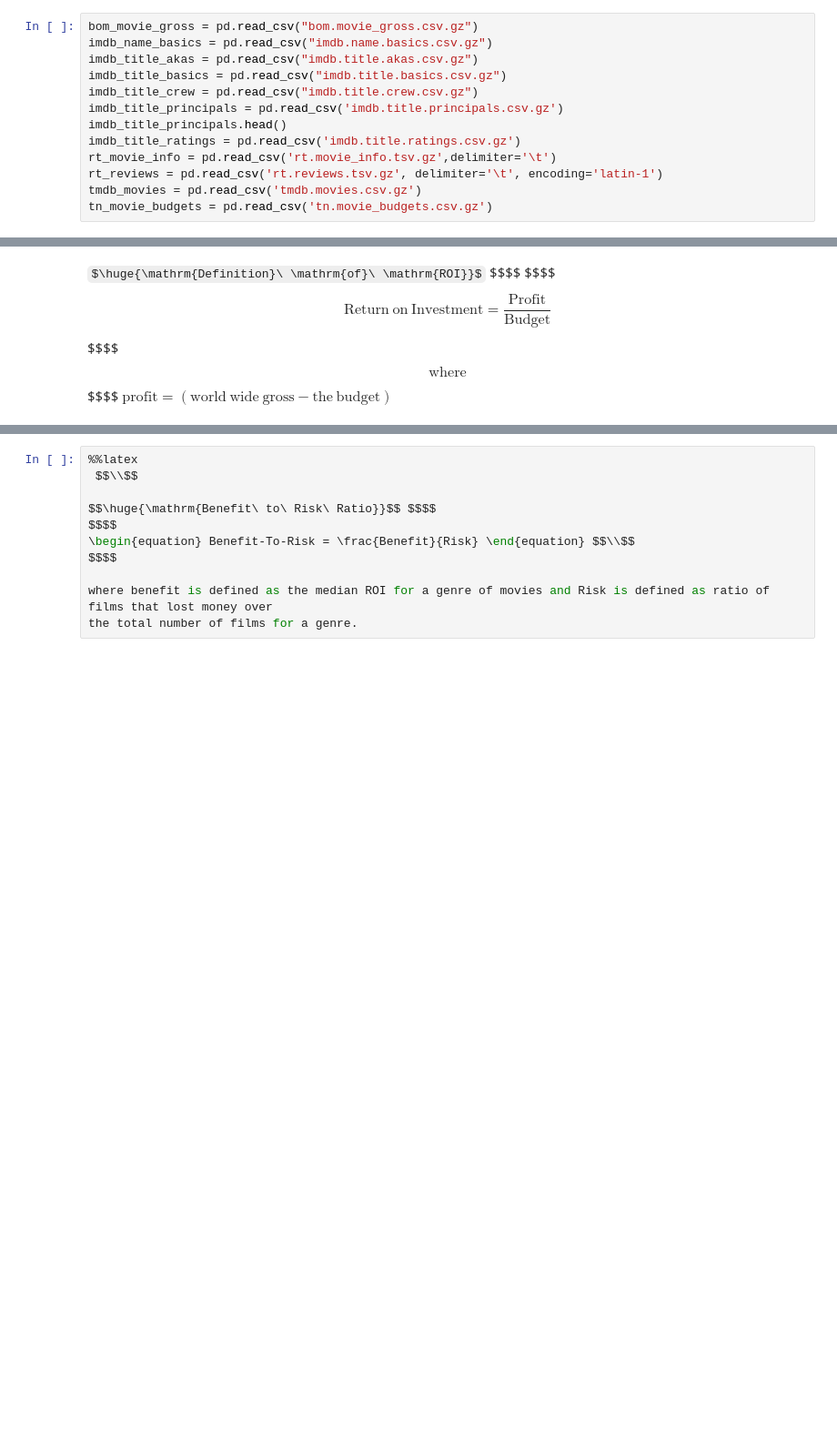
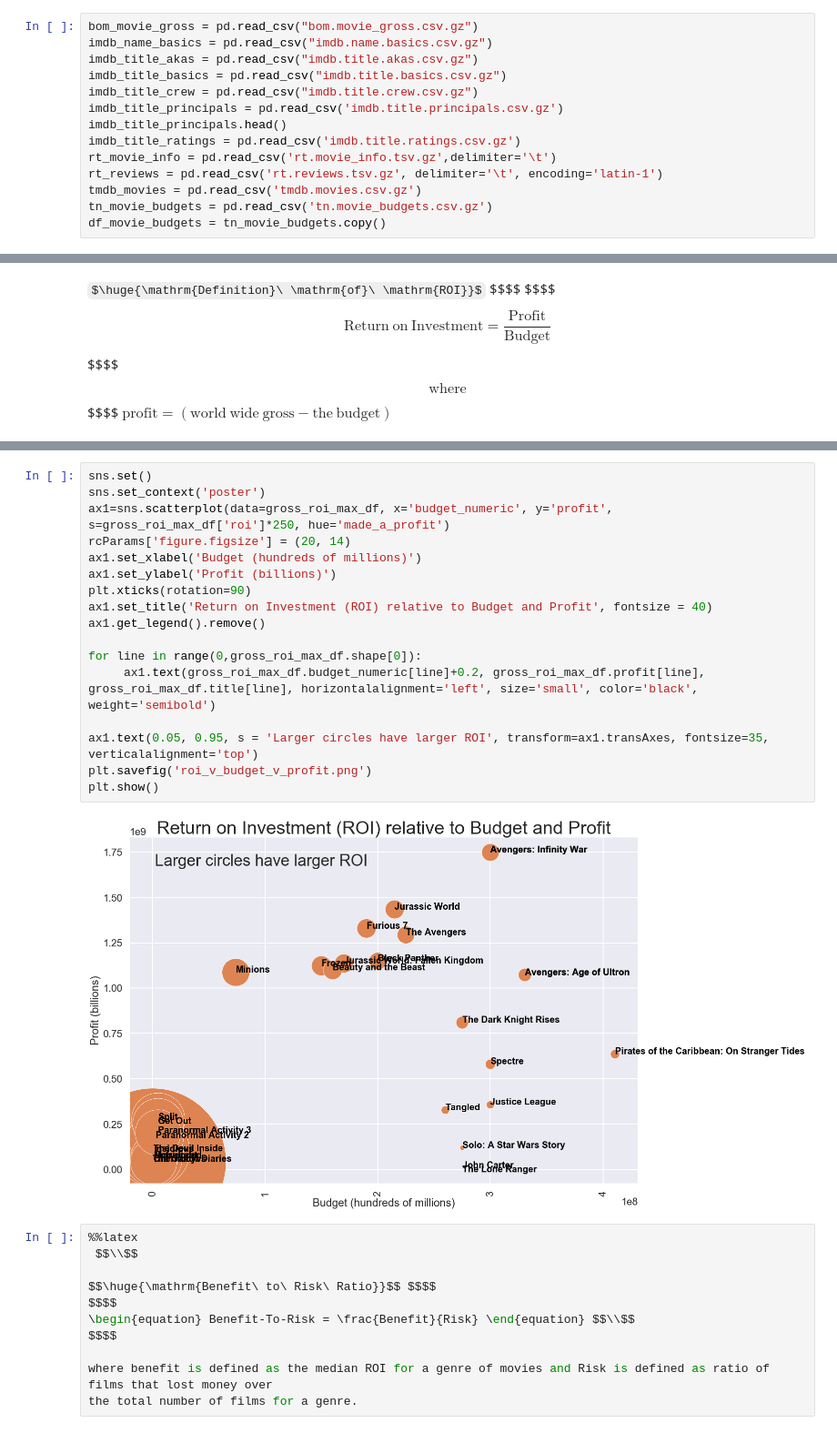
Before and after one commit to Mcllstr/ds-project-1-movie-analysis, a Jupyter notebook: notebook_final.ipynb, the cells around one changed output, grey strips where cells are left out. Shown: that part at 91% size. Saved outputs shown, nothing was run; the diff lists cells and outputs as text; some formulas as TeX source; blank space fills up the shorter version.

Commit message:
joes scatterplot added to final

```diff
--- a/notebook_final.ipynb
+++ b/notebook_final.ipynb
@@ -24,6 +23,7 @@ rt_movie_info = pd.read_csv('rt.movie_info.tsv.gz',delimiter='\t')
 rt_reviews = pd.read_csv('rt.reviews.tsv.gz', delimiter='\t', encoding='latin-1')
 tmdb_movies = pd.read_csv('tmdb.movies.csv.gz')
 tn_movie_budgets = pd.read_csv('tn.movie_budgets.csv.gz')
+df_movie_budgets = tn_movie_budgets.copy()
 # %%
 # Converting money categories from string to integers
 
@@ -283,3 +359,22 @@ $$\mathrm{where}$$ $$$$
+# %%
+sns.set()
+sns.set_context('poster')
+ax1=sns.scatterplot(data=gross_roi_max_df, x='budget_numeric', y='profit', s=gross_roi_max_df['roi']*250, hue='made_a_profit')
+rcParams['figure.figsize'] = (20, 14)
+ax1.set_xlabel('Budget (hundreds of millions)')
+ax1.set_ylabel('Profit (billions)')
+plt.xticks(rotation=90)
+ax1.set_title('Return on Investment (ROI) relative to Budget and Profit', fontsize = 40)
+ax1.get_legend().remove()
+
+for line in range(0,gross_roi_max_df.shape[0]):
+     ax1.text(gross_roi_max_df.budget_numeric[line]+0.2, gross_roi_max_df.profit[line], gross_roi_max_df.title[line], horizontalalignment='left', size='small', color='black', weight='semibold')
+
+ax1.text(0.05, 0.95, s = 'Larger circles have larger ROI', transform=ax1.transAxes, fontsize=35, verticalalignment='top')
+plt.savefig('roi_v_budget_v_profit.png')
+plt.show()
+# %% [output]
+[figure, added]
 # %%
 %%latex
  $$\\$$
```
Also changed, not shown: parts of 6 cells of this notebook.
